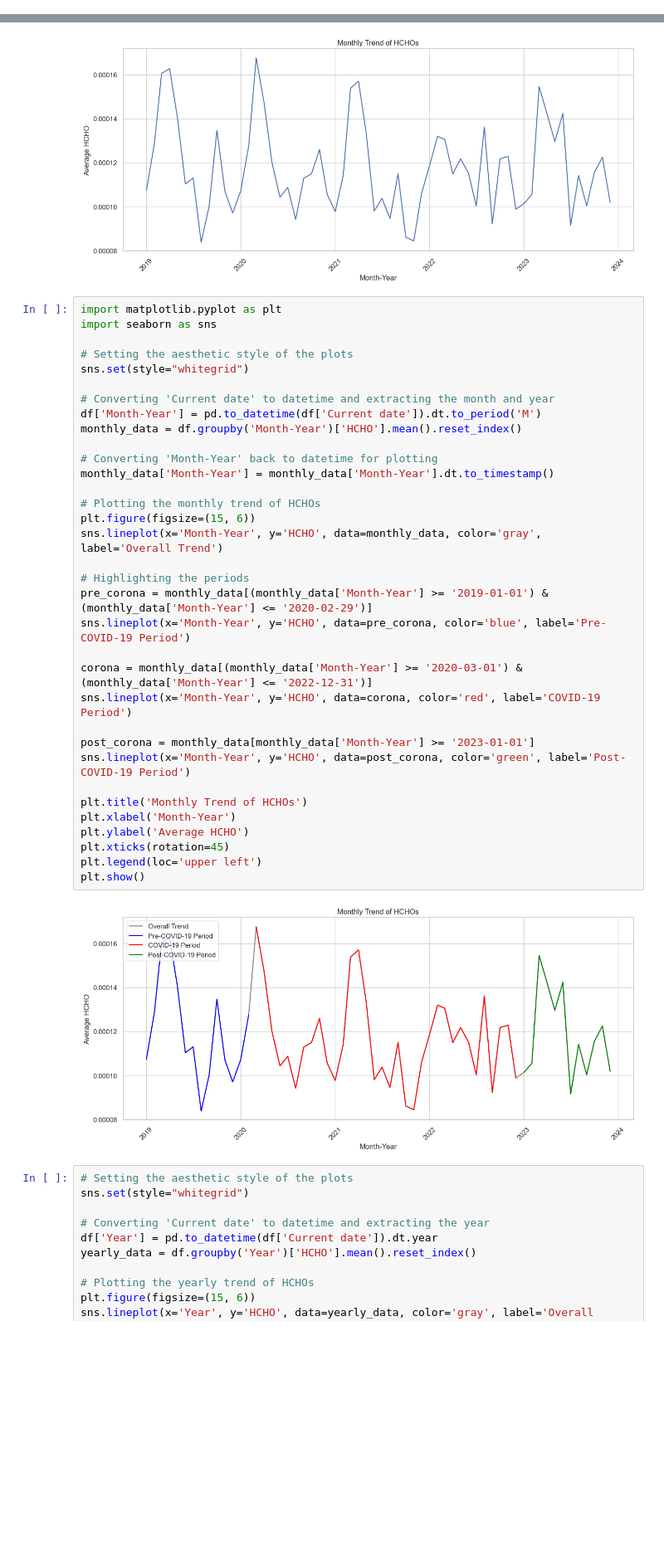
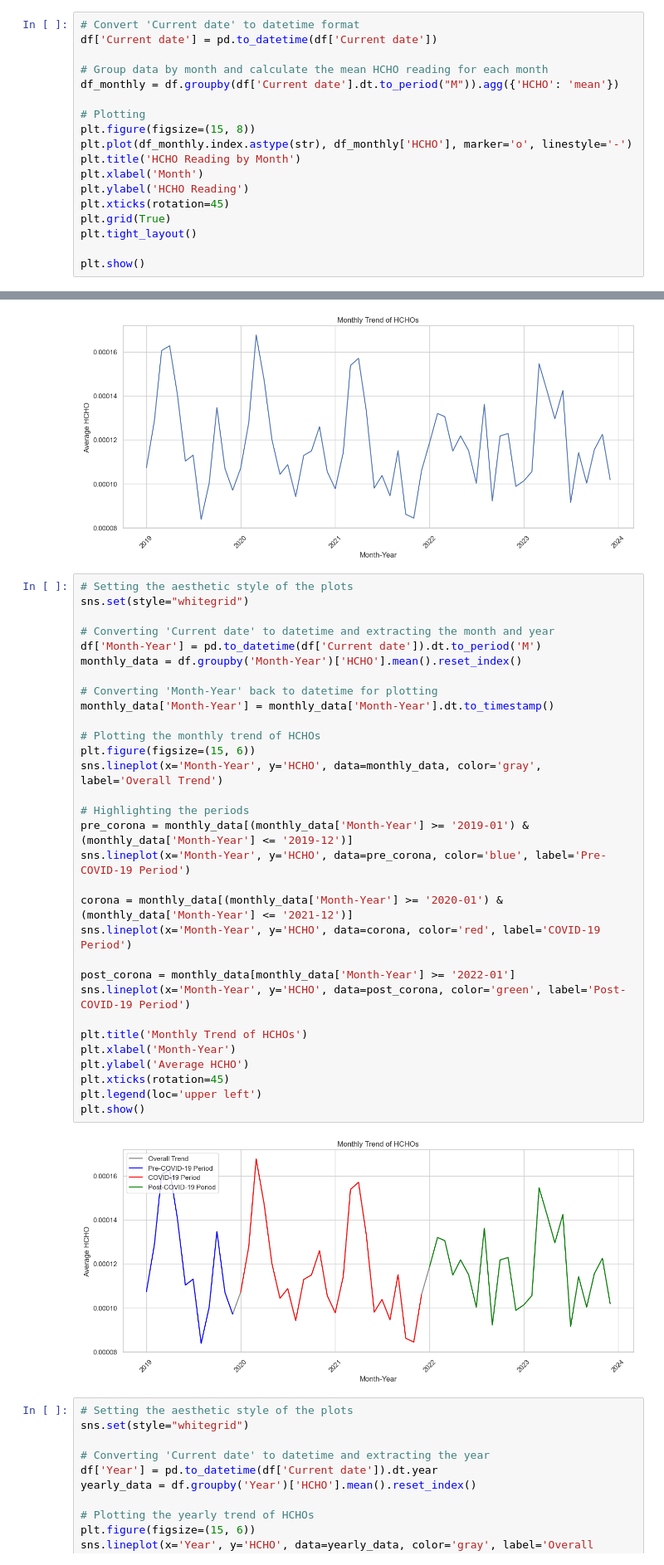
Before and after one commit to ChavinduDulaj/HCHO-Prediction-using-Data-Engineering, a Jupyter notebook: Spatio-Temporal_Analysis.ipynb, the cells around one changed output, grey strips where cells are left out. Shown at 83% size. Drawn from its saved outputs; the diff is of its cells as text; blank space fills up the shorter version.

```diff
--- a/Spatio-Temporal_Analysis.ipynb
+++ b/Spatio-Temporal_Analysis.ipynb
@@ -58,3 +58,21 @@ plt.grid(True)
 plt.show()
 # %% [output]
 [figure]
+# %%
+# Convert 'Current date' to datetime format
+df['Current date'] = pd.to_datetime(df['Current date'])
+
+# Group data by month and calculate the mean HCHO reading for each month
+df_monthly = df.groupby(df['Current date'].dt.to_period("M")).agg({'HCHO': 'mean'})
+
+# Plotting
+plt.figure(figsize=(15, 8))
+plt.plot(df_monthly.index.astype(str), df_monthly['HCHO'], marker='o', linestyle='-')
+plt.title('HCHO Reading by Month')
+plt.xlabel('Month')
+plt.ylabel('HCHO Reading')
+plt.xticks(rotation=45)
+plt.grid(True)
+plt.tight_layout()
+
+plt.show()
@@ -96,41 +116,38 @@ plt.show()
 # %% [output]
 [figure]
 # %%
-import matplotlib.pyplot as plt
-import seaborn as sns
-
 # Setting the aesthetic style of the plots
 sns.set(style="whitegrid")
 
 # Converting 'Current date' to datetime and extracting the month and year
 df['Month-Year'] = pd.to_datetime(df['Current date']).dt.to_period('M')
 monthly_data = df.groupby('Month-Year')['HCHO'].mean().reset_index()
 
 # Converting 'Month-Year' back to datetime for plotting
 monthly_data['Month-Year'] = monthly_data['Month-Year'].dt.to_timestamp()
 
 # Plotting the monthly trend of HCHOs
 plt.figure(figsize=(15, 6))
 sns.lineplot(x='Month-Year', y='HCHO', data=monthly_data, color='gray', label='Overall Trend')
 
 # Highlighting the periods
-pre_corona = monthly_data[(monthly_data['Month-Year'] >= '2019-01-01') & (monthly_data['Month-Year'] <= '2020-02-29')]
+pre_corona = monthly_data[(monthly_data['Month-Year'] >= '2019-01') & (monthly_data['Month-Year'] <= '2019-12')]
 sns.lineplot(x='Month-Year', y='HCHO', data=pre_corona, color='blue', label='Pre-COVID-19 Period')
 
-corona = monthly_data[(monthly_data['Month-Year'] >= '2020-03-01') & (monthly_data['Month-Year'] <= '2022-12-31')]
+corona = monthly_data[(monthly_data['Month-Year'] >= '2020-01') & (monthly_data['Month-Year'] <= '2021-12')]
 sns.lineplot(x='Month-Year', y='HCHO', data=corona, color='red', label='COVID-19 Period')
 
-post_corona = monthly_data[monthly_data['Month-Year'] >= '2023-01-01']
+post_corona = monthly_data[monthly_data['Month-Year'] >= '2022-01']
 sns.lineplot(x='Month-Year', y='HCHO', data=post_corona, color='green', label='Post-COVID-19 Period')
 
 plt.title('Monthly Trend of HCHOs')
 plt.xlabel('Month-Year')
 plt.ylabel('Average HCHO')
 plt.xticks(rotation=45)
 plt.legend(loc='upper left')
 plt.show()
 # %% [output]
-[figure, old version]
+[figure, new version]
 # %%
 # Setting the aesthetic style of the plots
 sns.set(style="whitegrid")
```
Also changed, not shown: parts of 4 cells of this notebook, 7 other files.
